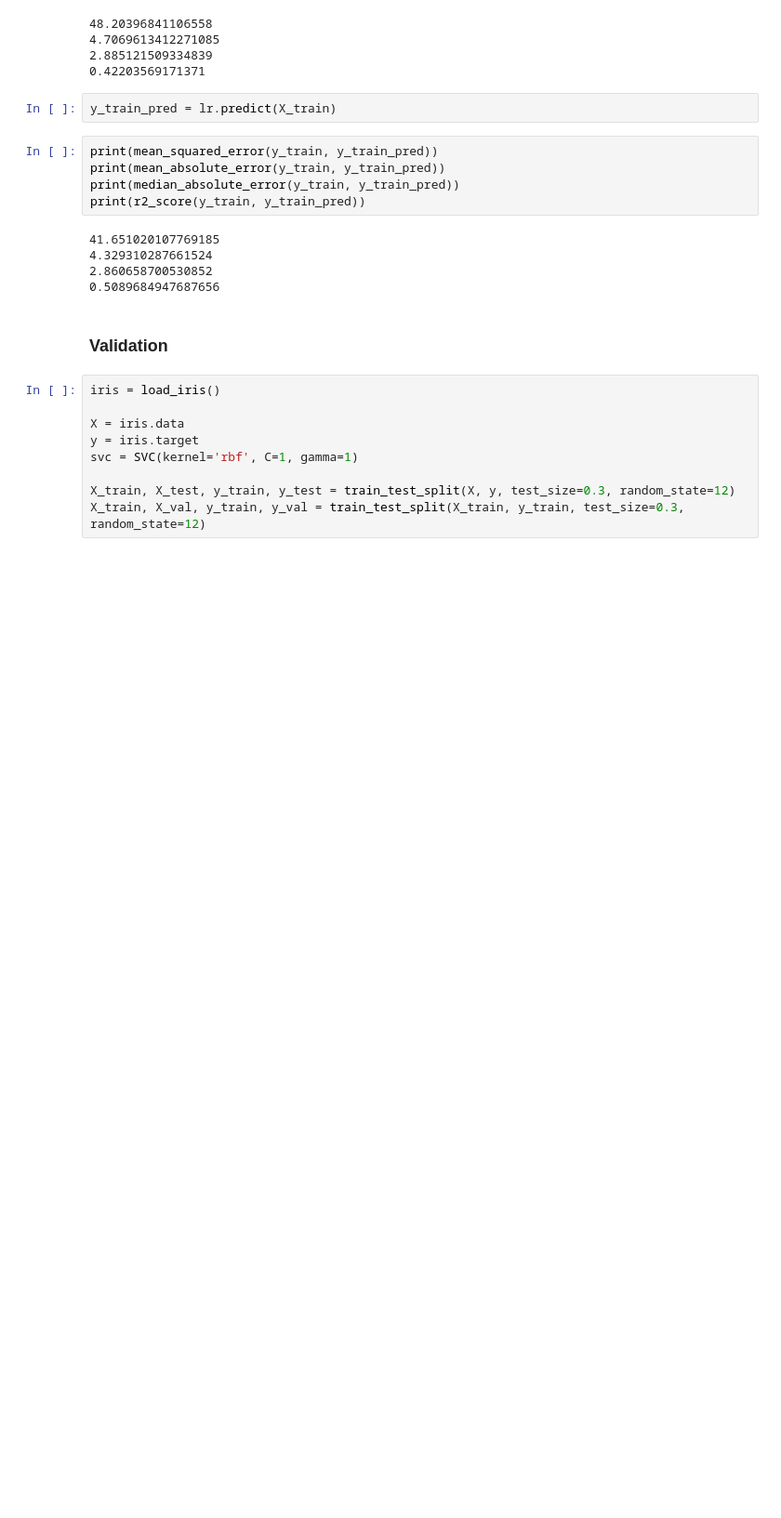
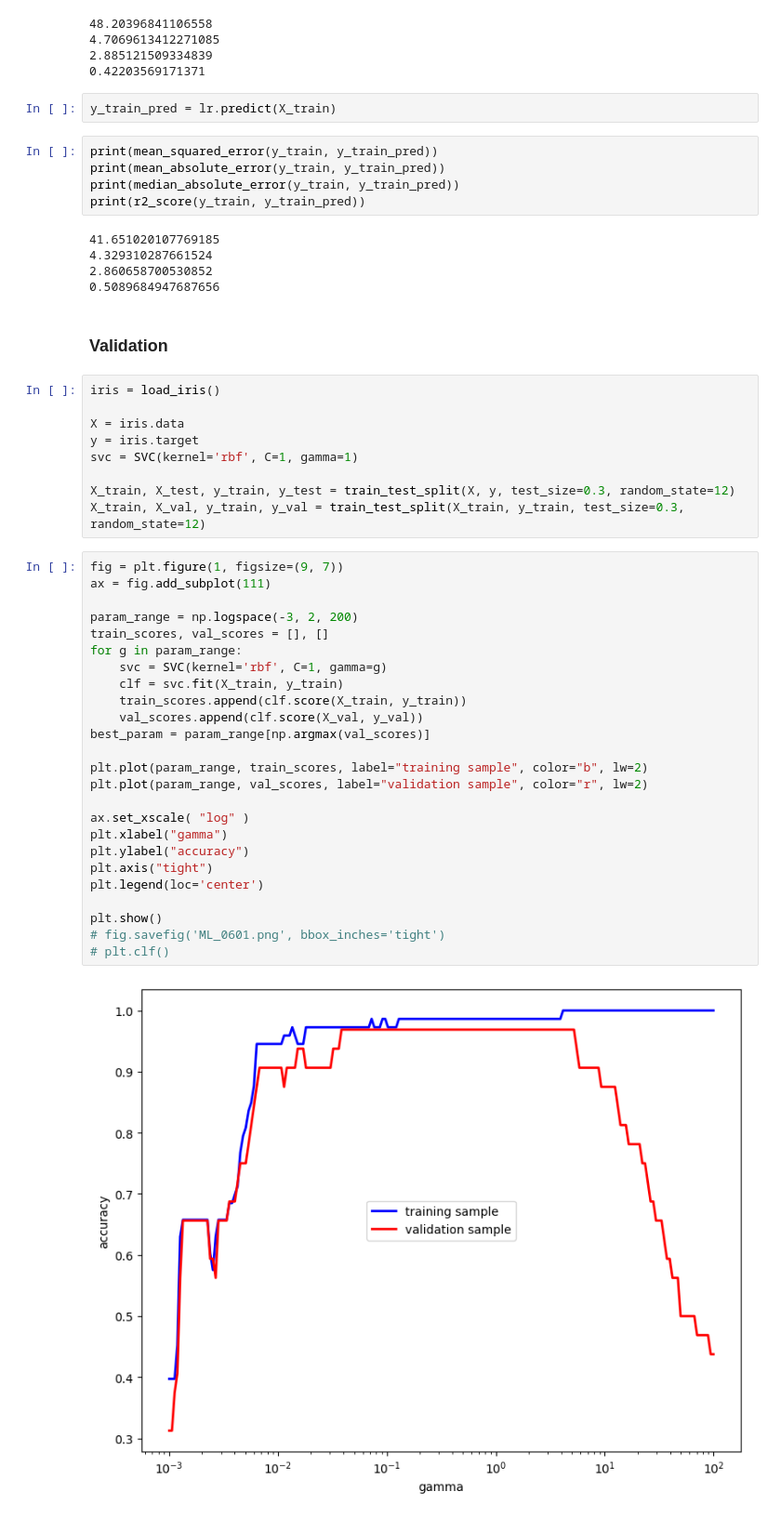
Before and after one commit to gracialukelo/SVM-practice, a Jupyter notebook: Modellauswahl.ipynb, the cells around one changed output. Shown at 93% size. Cells and saved outputs as stored; diff of their text form; blank space fills up the shorter version.

```diff
--- a/Modellauswahl.ipynb
+++ b/Modellauswahl.ipynb
@@ -227,3 +227,30 @@ svc = SVC(kernel='rbf', C=1, gamma=1)
 
 X_train, X_test, y_train, y_test = train_test_split(X, y, test_size=0.3, random_state=12)
 X_train, X_val, y_train, y_val = train_test_split(X_train, y_train, test_size=0.3, random_state=12)
+# %%
+fig = plt.figure(1, figsize=(9, 7))
+ax = fig.add_subplot(111)
+
+param_range = np.logspace(-3, 2, 200)
+train_scores, val_scores = [], []
+for g in param_range:
+    svc = SVC(kernel='rbf', C=1, gamma=g)
+    clf = svc.fit(X_train, y_train)
+    train_scores.append(clf.score(X_train, y_train))
+    val_scores.append(clf.score(X_val, y_val))
+best_param = param_range[np.argmax(val_scores)]
+
+plt.plot(param_range, train_scores, label="training sample", color="b", lw=2)
+plt.plot(param_range, val_scores, label="validation sample", color="r", lw=2)
+
+ax.set_xscale( "log" )
+plt.xlabel("gamma")
+plt.ylabel("accuracy")
+plt.axis("tight")
+plt.legend(loc='center')
+
+plt.show()
+# fig.savefig('ML_0601.png', bbox_inches='tight')
+# plt.clf()
+# %% [output]
+[figure, added]
```
